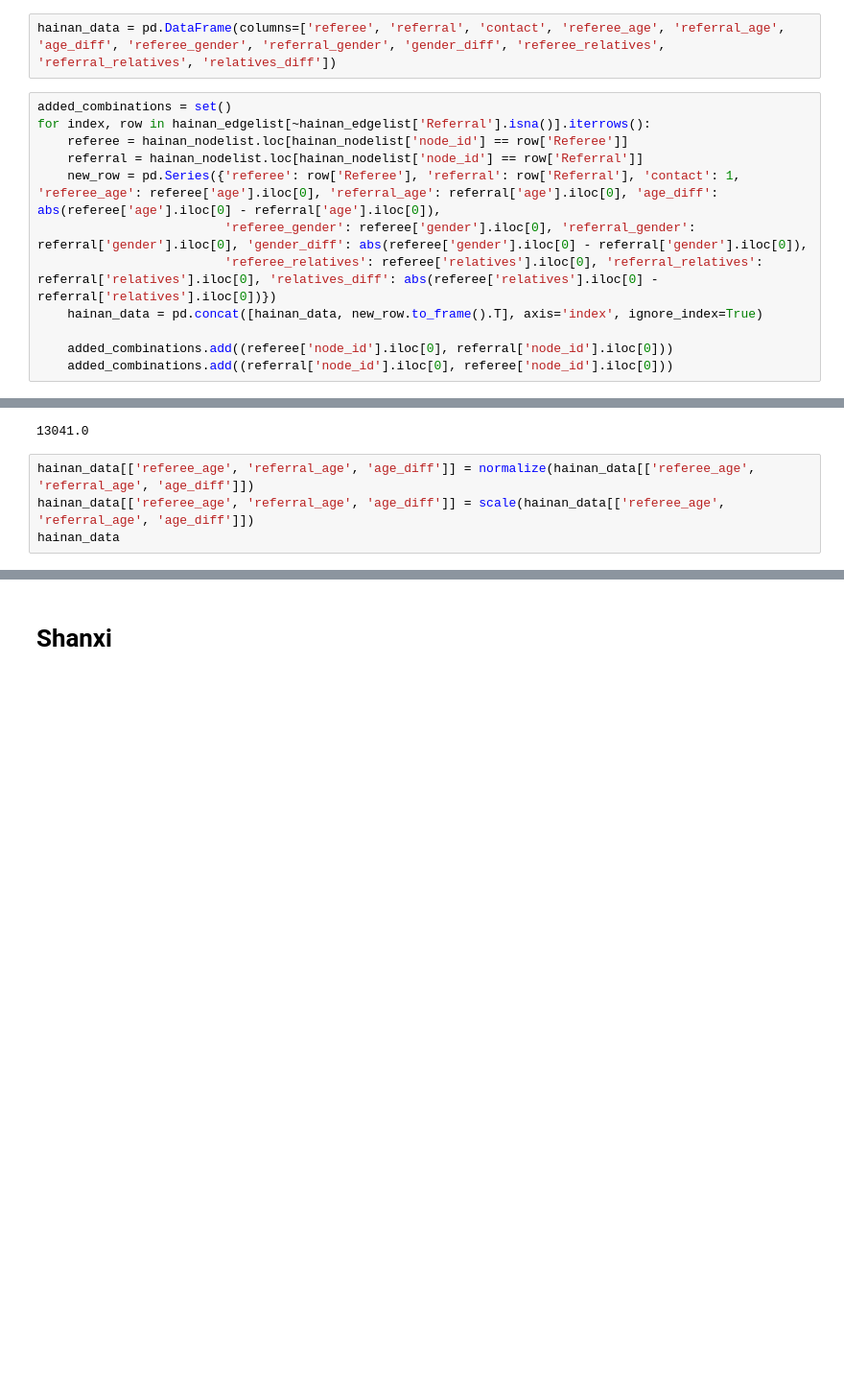
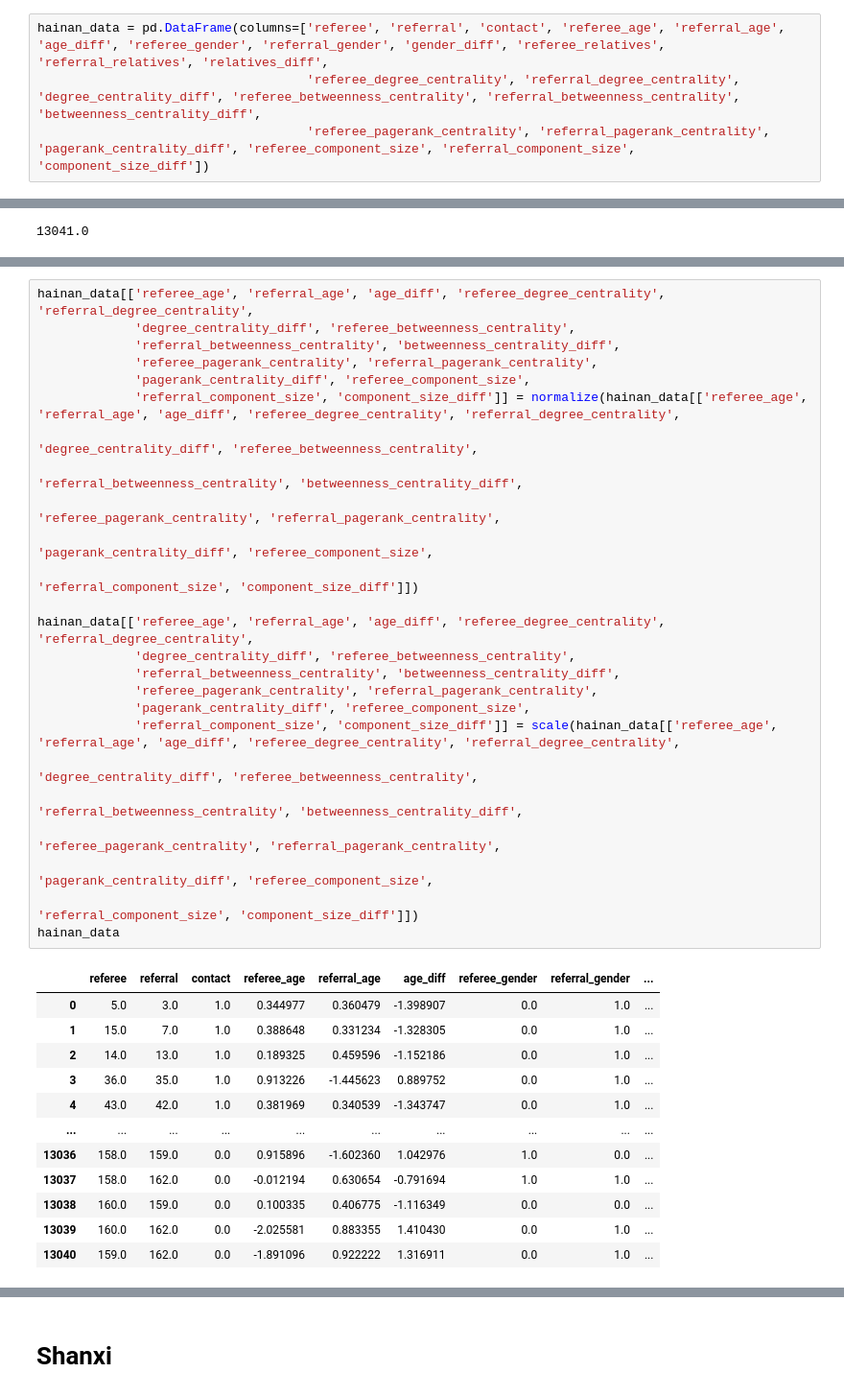
Before and after one commit to swestfechtel/masterarbeit, a Jupyter notebook: network_analysis/basic_regressions.ipynb, the cells around one changed output, grey strips where cells are left out. Shown at 96% size. Saved outputs shown, nothing was run; the diff lists cells and outputs as text; blank space fills up the shorter version.

```diff
--- a/network_analysis/basic_regressions.ipynb
+++ b/network_analysis/basic_regressions.ipynb
@@ -138,16 +254,6 @@ hainan_nodelist['gender'].unique(), hainan_nodelist['relatives'].unique()
 # %% [markdown]
 Don't need to fill nans
 # %%
-hainan_data = pd.DataFrame(columns=['referee', 'referral', 'contact', 'referee_age', 'referral_age', 'age_diff', 'referee_gender', 'referral_gender', 'gender_diff', 'referee_relatives', 'referral_relatives', 'relatives_diff'])
+hainan_data = pd.DataFrame(columns=['referee', 'referral', 'contact', 'referee_age', 'referral_age', 'age_diff', 'referee_gender', 'referral_gender', 'gender_diff', 'referee_relatives', 'referral_relatives', 'relatives_diff',
+                                    'referee_degree_centrality', 'referral_degree_centrality', 'degree_centrality_diff', 'referee_betweenness_centrality', 'referral_betweenness_centrality', 'betweenness_centrality_diff',
+                                    'referee_pagerank_centrality', 'referral_pagerank_centrality', 'pagerank_centrality_diff', 'referee_component_size', 'referral_component_size', 'component_size_diff'])
-# %%
-added_combinations = set()
-for index, row in hainan_edgelist[~hainan_edgelist['Referral'].isna()].iterrows():
-    referee = hainan_nodelist.loc[hainan_nodelist['node_id'] == row['Referee']]
-    referral = hainan_nodelist.loc[hainan_nodelist['node_id'] == row['Referral']]
-    new_row = pd.Series({'referee': row['Referee'], 'referral': row['Referral'], 'contact': 1, 'referee_age': referee['age'].iloc[0], 'referral_age': referral['age'].iloc[0], 'age_diff': abs(referee['age'].iloc[0] - referral['age'].iloc[0]),
-                         'referee_gender': referee['gender'].iloc[0], 'referral_gender': referral['gender'].iloc[0], 'gender_diff': abs(referee['gender'].iloc[0] - referral['gender'].iloc[0]),
-                         'referee_relatives': referee['relatives'].iloc[0], 'referral_relatives': referral['relatives'].iloc[0], 'relatives_diff': abs(referee['relatives'].iloc[0] - referral['relatives'].iloc[0])})
-    hainan_data = pd.concat([hainan_data, new_row.to_frame().T], axis='index', ignore_index=True)
-
-    added_combinations.add((referee['node_id'].iloc[0], referral['node_id'].iloc[0]))
-    added_combinations.add((referral['node_id'].iloc[0], referee['node_id'].iloc[0]))
@@ -191,7 +356,3 @@ hainan_data
 (hainan_nodelist.shape[0] * (hainan_nodelist.shape[0] - 1)) / 2
 # %% [output]
 13041.0
-# %%
-hainan_data[['referee_age', 'referral_age', 'age_diff']] = normalize(hainan_data[['referee_age', 'referral_age', 'age_diff']])
-hainan_data[['referee_age', 'referral_age', 'age_diff']] = scale(hainan_data[['referee_age', 'referral_age', 'age_diff']])
-hainan_data
@@ -211,0 +359,38 @@ hainan_data
+# %%
+hainan_data[['referee_age', 'referral_age', 'age_diff', 'referee_degree_centrality', 'referral_degree_centrality',
+             'degree_centrality_diff', 'referee_betweenness_centrality',
+             'referral_betweenness_centrality', 'betweenness_centrality_diff',
+             'referee_pagerank_centrality', 'referral_pagerank_centrality',
+             'pagerank_centrality_diff', 'referee_component_size',
+             'referral_component_size', 'component_size_diff']] = normalize(hainan_data[['referee_age', 'referral_age', 'age_diff', 'referee_degree_centrality', 'referral_degree_centrality',
+                                                                                         'degree_centrality_diff', 'referee_betweenness_centrality',
+                                                                                         'referral_betweenness_centrality', 'betweenness_centrality_diff',
+                                                                                         'referee_pagerank_centrality', 'referral_pagerank_centrality',
+                                                                                         'pagerank_centrality_diff', 'referee_component_size',
+                                                                                         'referral_component_size', 'component_size_diff']])
+
+hainan_data[['referee_age', 'referral_age', 'age_diff', 'referee_degree_centrality', 'referral_degree_centrality',
+             'degree_centrality_diff', 'referee_betweenness_centrality',
+             'referral_betweenness_centrality', 'betweenness_centrality_diff',
+             'referee_pagerank_centrality', 'referral_pagerank_centrality',
+             'pagerank_centrality_diff', 'referee_component_size',
+             'referral_component_size', 'component_size_diff']] = scale(hainan_data[['referee_age', 'referral_age', 'age_diff', 'referee_degree_centrality', 'referral_degree_centrality',
+                                                                                     'degree_centrality_diff', 'referee_betweenness_centrality',
+                                                                                     'referral_betweenness_centrality', 'betweenness_centrality_diff',
+                                                                                     'referee_pagerank_centrality', 'referral_pagerank_centrality',
+                                                                                     'pagerank_centrality_diff', 'referee_component_size',
+                                                                                     'referral_component_size', 'component_size_diff']])
+hainan_data
+# %% [output]
+|  | referee | referral | contact | referee_age | referral_age | age_diff | referee_gender | referral_gender | ... |
+| 0 | 5.0 | 3.0 | 1.0 | 0.344977 | 0.360479 | -1.398907 | 0.0 | 1.0 | ... |
+| 1 | 15.0 | 7.0 | 1.0 | 0.388648 | 0.331234 | -1.328305 | 0.0 | 1.0 | ... |
+| 2 | 14.0 | 13.0 | 1.0 | 0.189325 | 0.459596 | -1.152186 | 0.0 | 1.0 | ... |
+| 3 | 36.0 | 35.0 | 1.0 | 0.913226 | -1.445623 | 0.889752 | 0.0 | 1.0 | ... |
+| 4 | 43.0 | 42.0 | 1.0 | 0.381969 | 0.340539 | -1.343747 | 0.0 | 1.0 | ... |
+| ... | ... | ... | ... | ... | ... | ... | ... | ... | ... |
+| 13036 | 158.0 | 159.0 | 0.0 | 0.915896 | -1.602360 | 1.042976 | 1.0 | 0.0 | ... |
+| 13037 | 158.0 | 162.0 | 0.0 | -0.012194 | 0.630654 | -0.791694 | 1.0 | 1.0 | ... |
+| 13038 | 160.0 | 159.0 | 0.0 | 0.100335 | 0.406775 | -1.116349 | 0.0 | 0.0 | ... |
+| 13039 | 160.0 | 162.0 | 0.0 | -2.025581 | 0.883355 | 1.410430 | 0.0 | 1.0 | ... |
+| 13040 | 159.0 | 162.0 | 0.0 | -1.891096 | 0.922222 | 1.316911 | 0.0 | 1.0 | ... |
```
Also changed, not shown: parts of 66 cells of this notebook, 2 other files.
